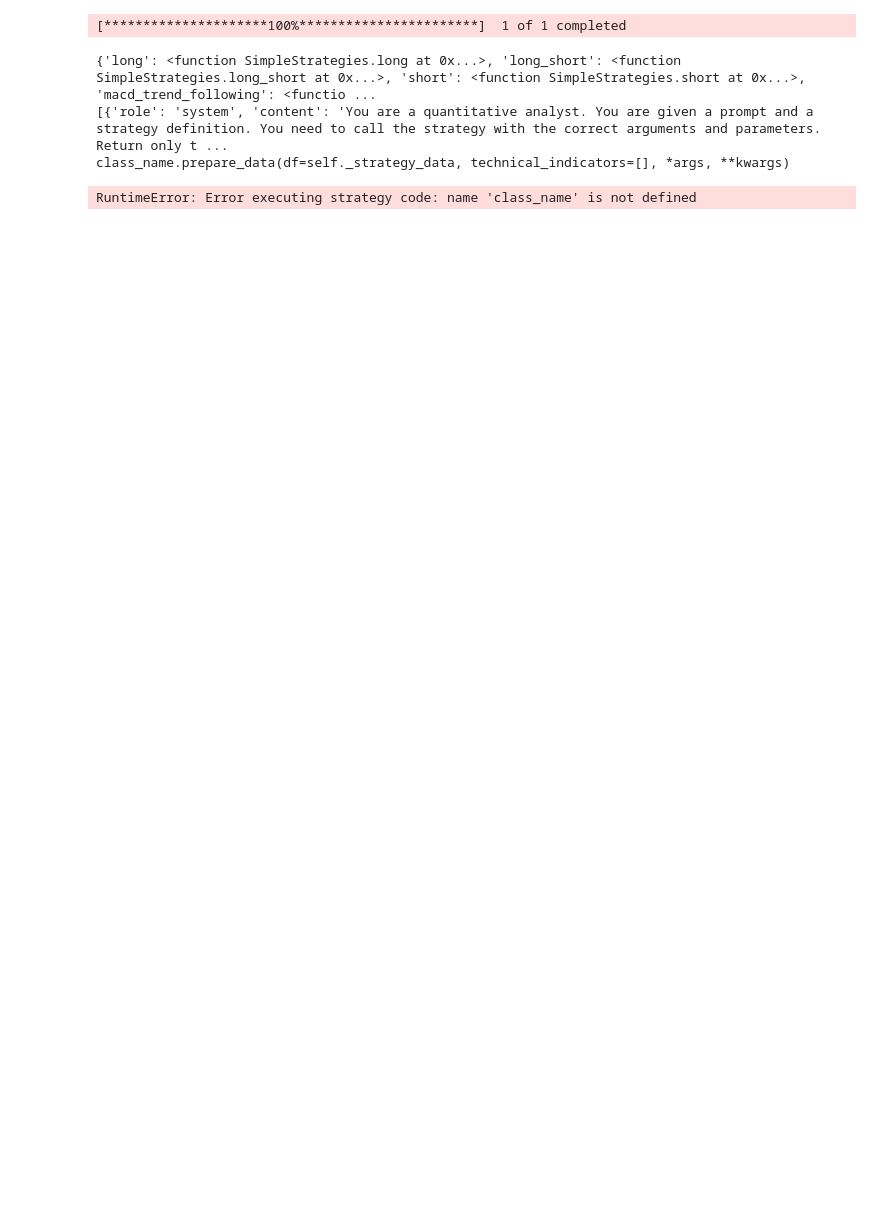
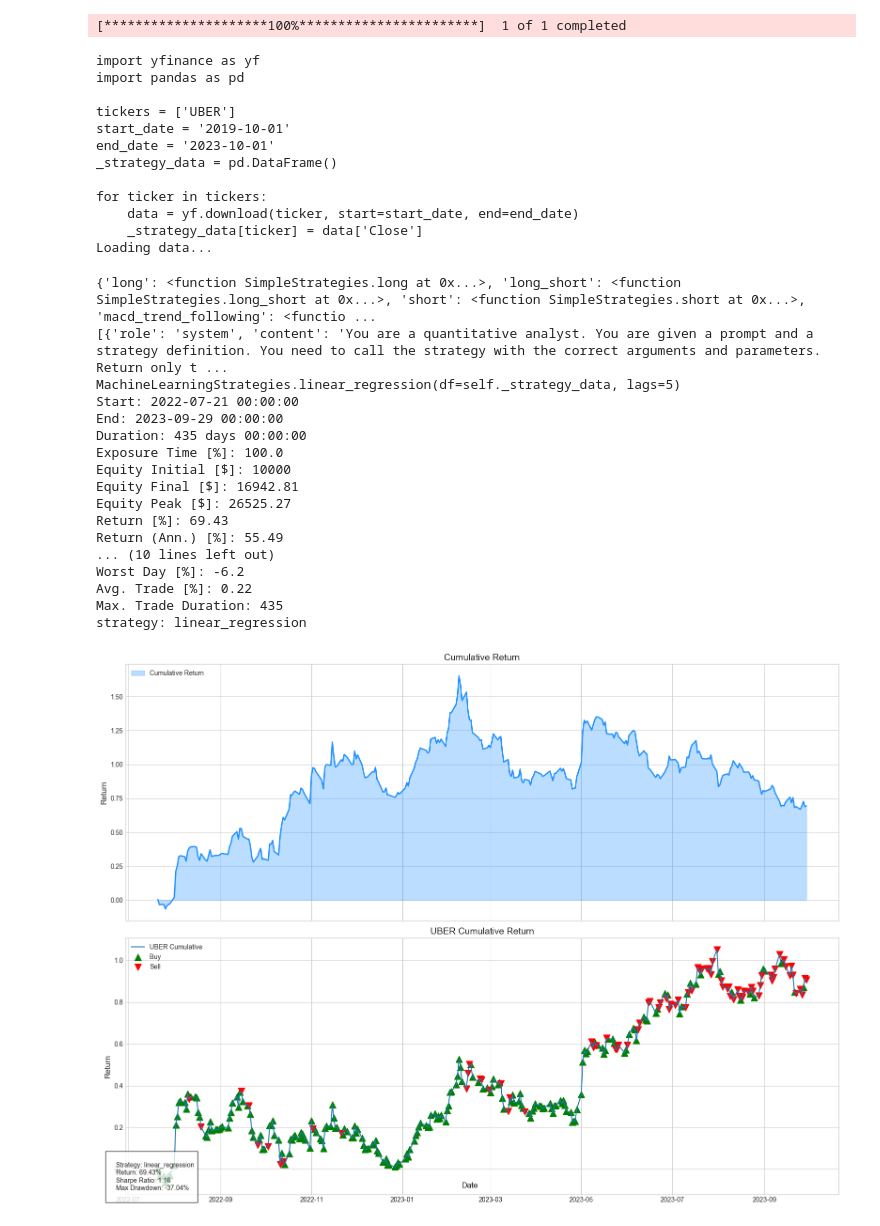
Before and after one commit to smullins998/Tr4der, a Jupyter notebook: test.ipynb, the cells around one changed output. Cells and saved outputs as stored; diff of their text form; code cells hidden in the pictures; blank space fills up the shorter version.

```diff
--- a/test.ipynb
+++ b/test.ipynb
@@ -3,7 +3,7 @@ import yfinance as yf
 import pandas as pd
 from tr4der.tr4der import Tr4der
 
-query = "I want to use a neural network to trade uber for the past 4 years"
+query = "I want to use a linear regression model to trade uber for the past 4 years"
 
 inst = Tr4der(query)
 # %% [output]
@@ -23,5 +11,31 @@ Loading data...
 [*********************100%***********************]  1 of 1 completed
-{'long': <function SimpleStrategies.long at 0x...>, 'long_short': <function SimpleStrategies.long_short at 0x...>, 'short': <function SimpleStrategies.short at 0x...>, 'macd_trend_following': <functio ...
-[{'role': 'system', 'content': 'You are a quantitative analyst. You are given a prompt and a strategy definition. You need to call the strategy with the correct arguments and parameters. Return only t ...
-class_name.prepare_data(df=self._strategy_data, technical_indicators=[], *args, **kwargs)
+import yfinance as yf
+import pandas as pd
+
+tickers = ['UBER']
+start_date = '2019-10-01'
+end_date = '2023-10-01'
+_strategy_data = pd.DataFrame()
+
+for ticker in tickers:
+    data = yf.download(ticker, start=start_date, end=end_date)
+    _strategy_data[ticker] = data['Close']
+Loading data...
-RuntimeError: Error executing strategy code: name 'class_name' is not defined
+{'long': <function SimpleStrategies.long at 0x...>, 'long_short': <function SimpleStrategies.long_short at 0x...>, 'short': <function SimpleStrategies.short at 0x...>, 'macd_trend_following': <functio ...
+[{'role': 'system', 'content': 'You are a quantitative analyst. You are given a prompt and a strategy definition. You need to call the strategy with the correct arguments and parameters. Return only t ...
+MachineLearningStrategies.linear_regression(df=self._strategy_data, lags=5)
+Start: 2022-07-21 00:00:00
+End: 2023-09-29 00:00:00
+Duration: 435 days 00:00:00
+Exposure Time [%]: 100.0
+Equity Initial [$]: 10000
+Equity Final [$]: 16942.81
+Equity Peak [$]: 26525.27
+Return [%]: 69.43
+Return (Ann.) [%]: 55.49
+... (10 lines left out)
+Worst Day [%]: -6.2
+Avg. Trade [%]: 0.22
+Max. Trade Duration: 435
+strategy: linear_regression
+[figure, added]
```
Also changed, not shown: parts of 6 cells of this notebook, 1 other file.
